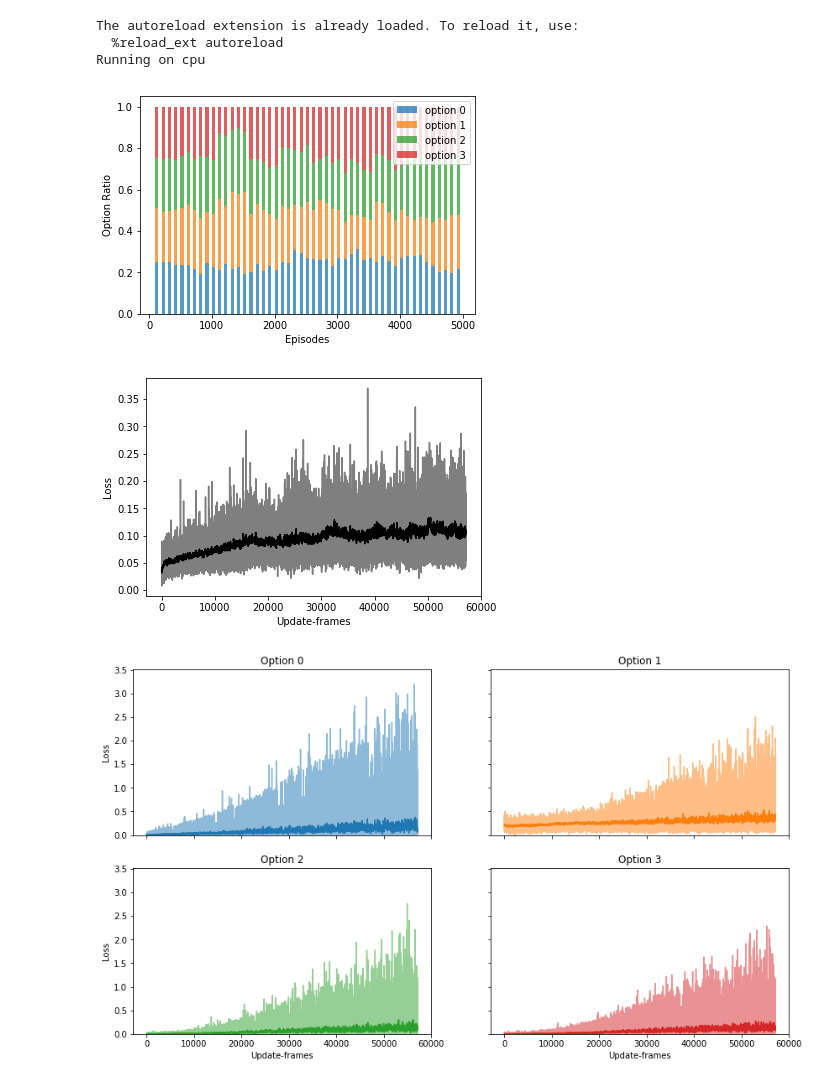
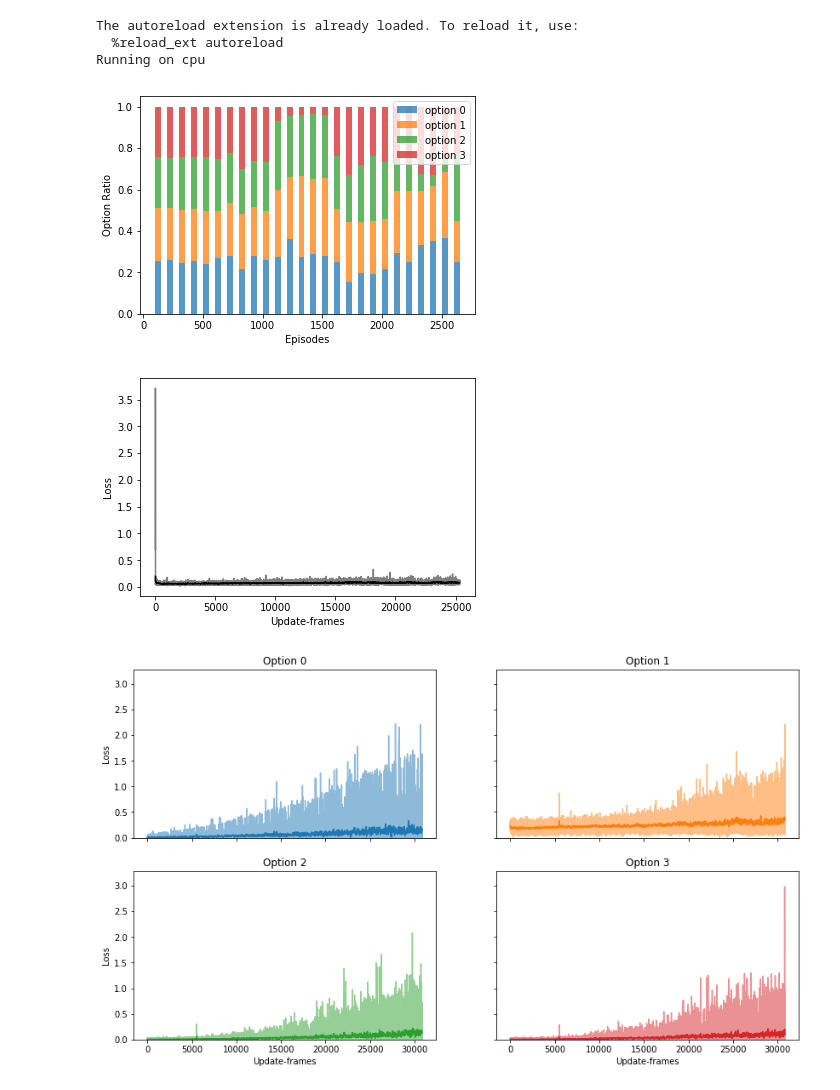
Before and after one commit to weekend37/HDQN, a Jupyter notebook: HDQN_Pacman_Visualization.ipynb, the cells around one changed output. Drawn from its saved outputs; the diff is of its cells as text; code cells hidden in the pictures.

```diff
--- a/HDQN_Pacman_Visualization.ipynb
+++ b/HDQN_Pacman_Visualization.ipynb
@@ -49,24 +49,26 @@ Running on cpu
 # %%
 def load_learning_curves(name='hdqn_learning_curves'):
   with open(CHECKPOINT_FOLDERNAME + name + '.pkl', 'rb') as f:
     return pickle.load(f)
 
 CHECKPOINT_FOLDERNAME = "checkpoints/"
 # prefix = "hdqn"
 # prefix = "hdqn_2head_4LR"
 # prefix = "hdqn_Random_meta_Domain_Knowledge"
 # prefix = "hdqn_2head_V2"
 # prefix = "Flight"
-prefix = "HDQN_1head_4LR_10optlen"
+# prefix = "HDQN_1head_4LR_10optlen"
 # prefix = "vanilla_survival"
 # prefix = "HDQN_Vanilla"
+# prefix = "vanilla_dqn_unclipped"
+prefix = "HDQN_2head_4LR_10optlen_500metaBurnIn"
 name = prefix + "_" + "learning_curves"
 lc = load_learning_curves(name=name)
 
 window = 50
 plot_option_ratio(lc['option_ratio'], window)
 # %% [output]
-[figure, old version]
+[figure, new version]
 # %%
 def running_mean(x, N=50):
     cumsum = np.cumsum(np.insert(x, 0, 0))
@@ -78,7 +80,7 @@ plt.xlabel('Update-frames')
 plt.ylabel('Loss')
 plt.show()
 # %% [output]
-[figure, old version]
+[figure, new version]
 # %%
 max_y = max(np.concatenate([lc['losses'][i] for i in range(4)]))
 fig, axs = plt.subplots(2, 2)
@@ -107,4 +109,4 @@ for ax in axs.flat:
 for ax in axs.flat:
     ax.label_outer()
 # %% [output]
-[figure, old version]
+[figure, new version]
```
Also changed, not shown: parts of 3 cells of this notebook, 25 other files.
